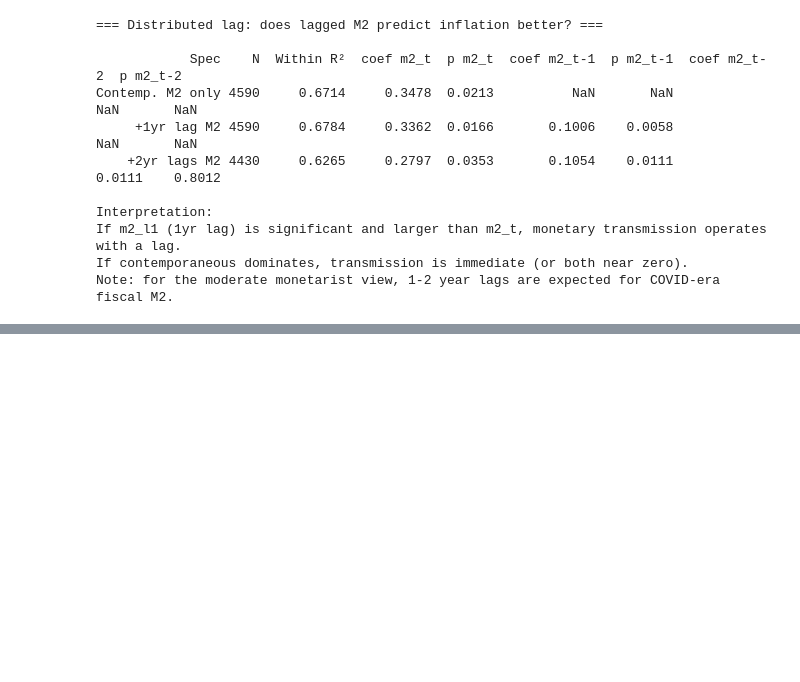
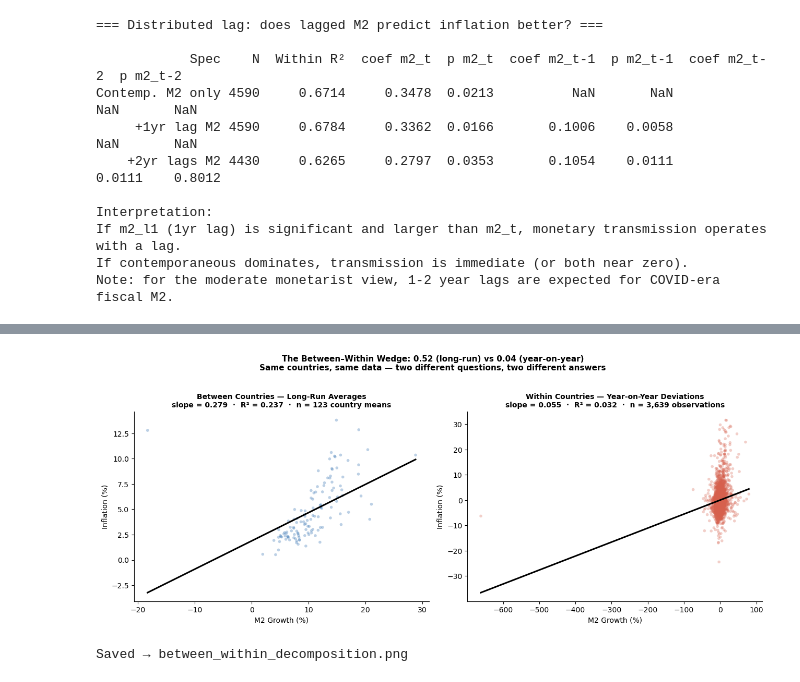
Before and after one commit to 4minutes-chung/monetary-panel-study, a Jupyter notebook: 03_analysis_notebooks/02_panel_fe_iv_baseline.ipynb, the cells around one changed output, grey strips where cells are left out. Saved outputs shown, nothing was run; the diff lists cells and outputs as text; code cells hidden in the pictures; blank space fills up the shorter version.

```diff
--- a/03_analysis_notebooks/02_panel_fe_iv_baseline.ipynb
+++ b/03_analysis_notebooks/02_panel_fe_iv_baseline.ipynb
@@ -790,0 +865,52 @@ Note: for the moderate monetarist view, 1-2 year lags are expected for COVID-era
+# %%
+
+# ── Between vs within: same data, two estimators, two slopes ─────────────────
+import matplotlib.pyplot as plt
+import numpy as np
+from scipy import stats
+
+clean = panel[panel["sample_low_inflation"] == 1].copy()
+
+# Between dimension: country time-averages (the Obj A estimator)
+cmeans = clean.groupby("country")[["m2_growth", "inflation"]].mean().reset_index()
+
+# Within dimension: each obs demeaned by its country mean (the TWFE short-run)
+clean["m2_dm"]  = clean["m2_growth"] - clean.groupby("country")["m2_growth"].transform("mean")
+clean["inf_dm"] = clean["inflation"]  - clean.groupby("country")["inflation"].transform("mean")
+within = clean.dropna(subset=["m2_dm", "inf_dm"])
+
+fig, axes = plt.subplots(1, 2, figsize=(13, 5.2))
+
+specs = [
+    (cmeans["m2_growth"] * 100, cmeans["inflation"] * 100,
+     "Between Countries — Long-Run Averages", "#2166ac",
+     f"n = {len(cmeans)} country means"),
+    (within["m2_dm"] * 100, within["inf_dm"] * 100,
+     "Within Countries — Year-on-Year Deviations", "#d6604d",
+     f"n = {len(within):,} observations"),
+]
+for ax, (x, y, title, color, sub_lbl) in zip(axes, specs):
+    sl, ic, r, _, _ = stats.linregress(x.values, y.values)
+    ax.scatter(x, y, alpha=0.30, s=16, color=color, edgecolors="none")
+    xfit = np.linspace(float(x.min()), float(x.max()), 100)
+    ax.plot(xfit, ic + sl * xfit, color="black", lw=2.2)
+    ax.set_title(
+        f"{title}\nslope = {sl:.3f}  ·  R² = {r**2:.3f}  ·  {sub_lbl}",
+        fontsize=10, fontweight="bold",
+    )
+    ax.set_xlabel("M2 Growth (%)", fontsize=10)
+    ax.set_ylabel("Inflation (%)", fontsize=10)
+    ax.spines[["top", "right"]].set_visible(False)
+
+plt.suptitle(
+    "The Between–Within Wedge: 0.52 (long-run) vs 0.04 (year-on-year)\n"
+    "Same countries, same data — two different questions, two different answers",
+    fontsize=11, fontweight="bold", y=1.02,
+)
+plt.tight_layout()
+fig.savefig(ROOT / "04_current_results/figures/between_within_decomposition.png", dpi=150, bbox_inches="tight")
+plt.show()
+print("Saved → between_within_decomposition.png")
+# %% [output]
+[figure, added]
+Saved → between_within_decomposition.png
```
Also changed, not shown: parts of 5 cells of this notebook, 8 other files.
